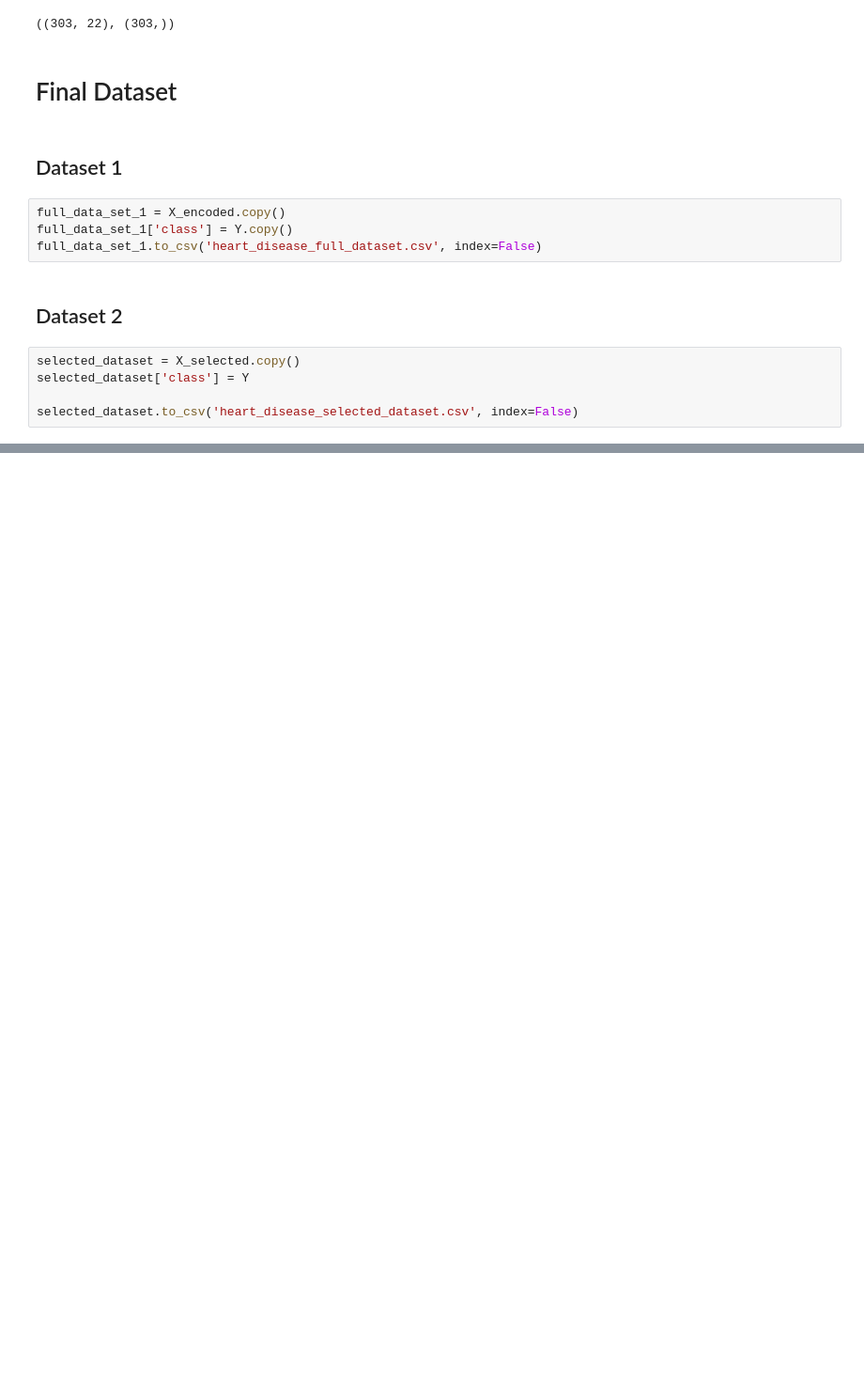
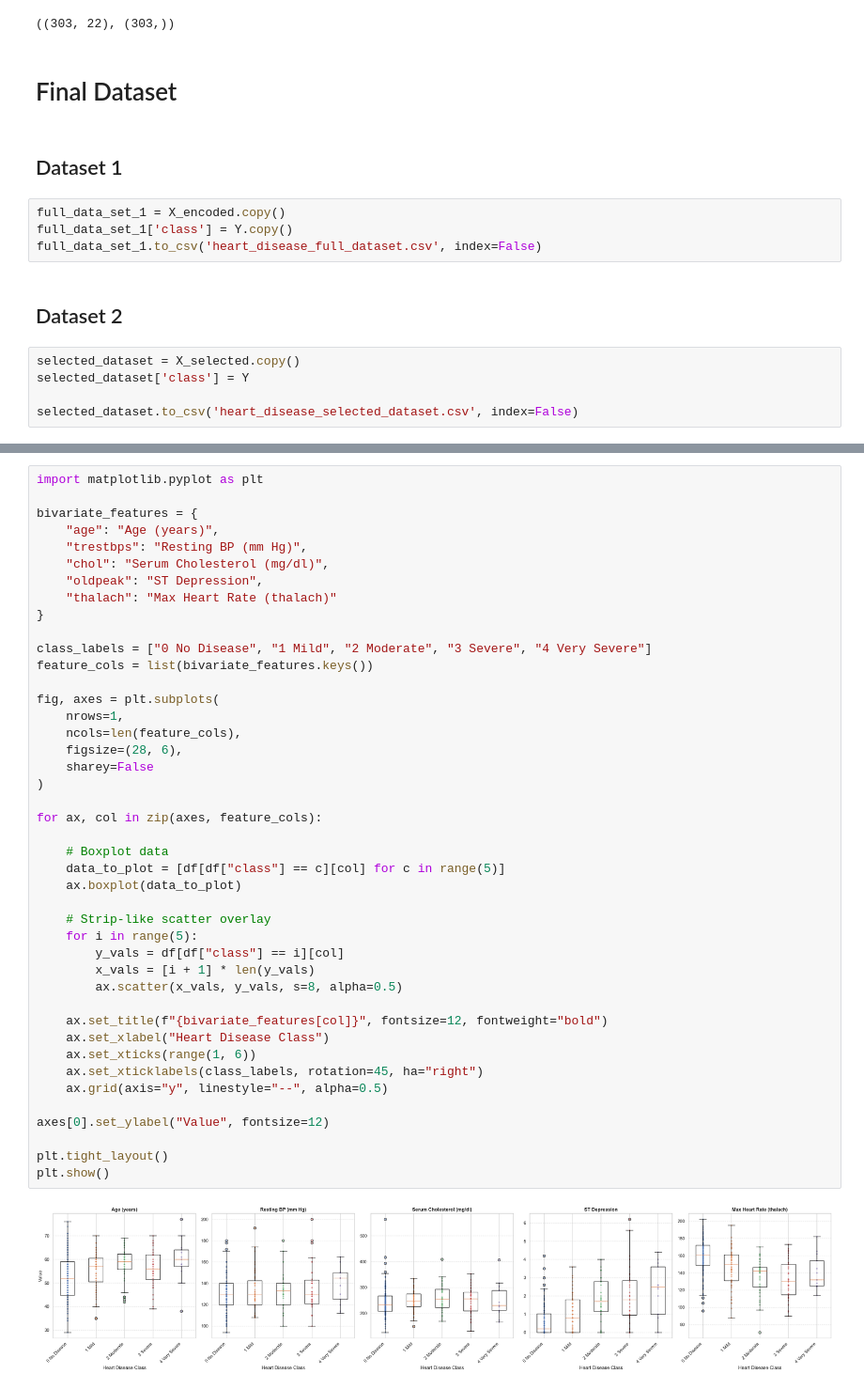
Before and after one commit to mohammed-khalander/Clinical-Decision-Tool, a Jupyter notebook: ML_Model/P2_Feature_Selection.ipynb, the cells around one changed output, grey strips where cells are left out. Shown at 94% size. Drawn from its saved outputs; the diff is of its cells as text; blank space fills up the shorter version.

```diff
--- a/ML_Model/P2_Feature_Selection.ipynb
+++ b/ML_Model/P2_Feature_Selection.ipynb
@@ -919,0 +1022,45 @@ selected_dataset.to_csv('heart_disease_selected_dataset.csv', index=False)
+# %%
+import matplotlib.pyplot as plt
+
+bivariate_features = {
+    "age": "Age (years)",
+    "trestbps": "Resting BP (mm Hg)",
+    "chol": "Serum Cholesterol (mg/dl)",
+    "oldpeak": "ST Depression",
+    "thalach": "Max Heart Rate (thalach)"
+}
+
+class_labels = ["0 No Disease", "1 Mild", "2 Moderate", "3 Severe", "4 Very Severe"]
+feature_cols = list(bivariate_features.keys())
+
+fig, axes = plt.subplots(
+    nrows=1,
+    ncols=len(feature_cols),
+    figsize=(28, 6),
+    sharey=False
+)
+
+for ax, col in zip(axes, feature_cols):
+
+    # Boxplot data
+    data_to_plot = [df[df["class"] == c][col] for c in range(5)]
+    ax.boxplot(data_to_plot)
+
+    # Strip-like scatter overlay
+    for i in range(5):
+        y_vals = df[df["class"] == i][col]
+        x_vals = [i + 1] * len(y_vals)
+        ax.scatter(x_vals, y_vals, s=8, alpha=0.5)
+
+    ax.set_title(f"{bivariate_features[col]}", fontsize=12, fontweight="bold")
+    ax.set_xlabel("Heart Disease Class")
+    ax.set_xticks(range(1, 6))
+    ax.set_xticklabels(class_labels, rotation=45, ha="right")
+    ax.grid(axis="y", linestyle="--", alpha=0.5)
+
+axes[0].set_ylabel("Value", fontsize=12)
+
+plt.tight_layout()
+plt.show()
+# %% [output]
+[figure, added]
```
Also changed, not shown: parts of 3 cells of this notebook, 5 other files.
